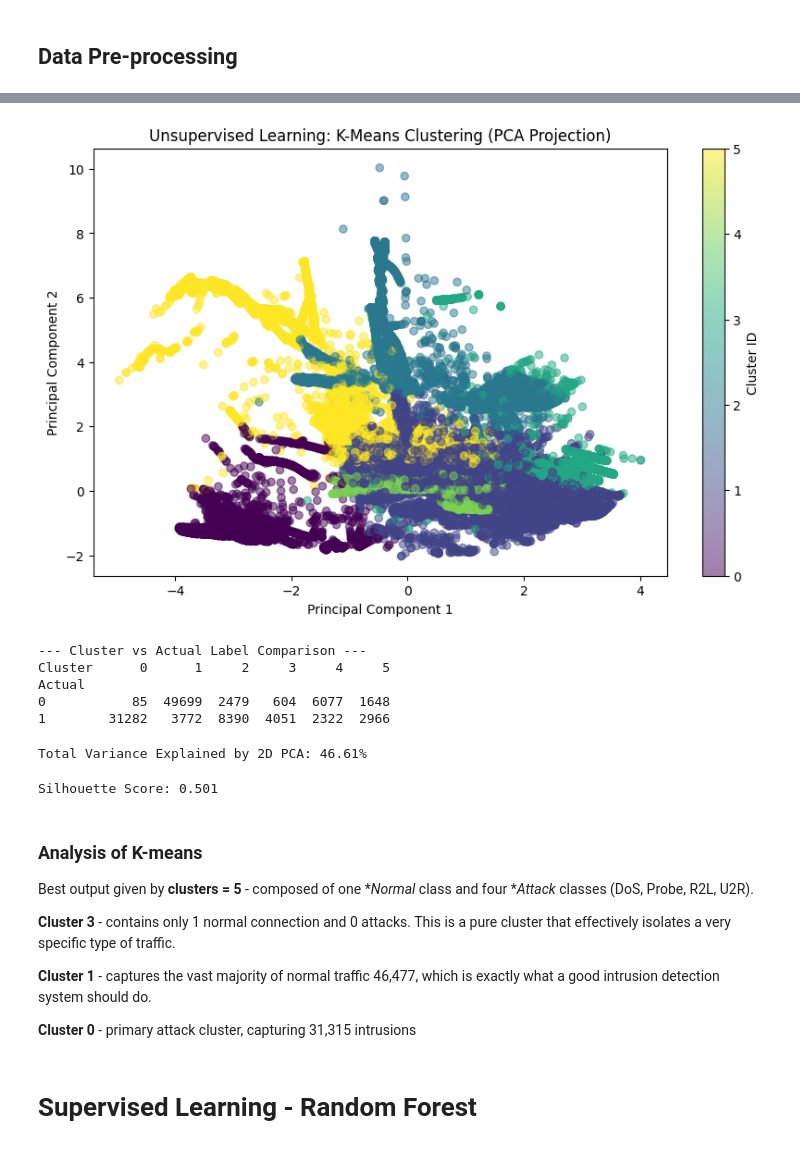
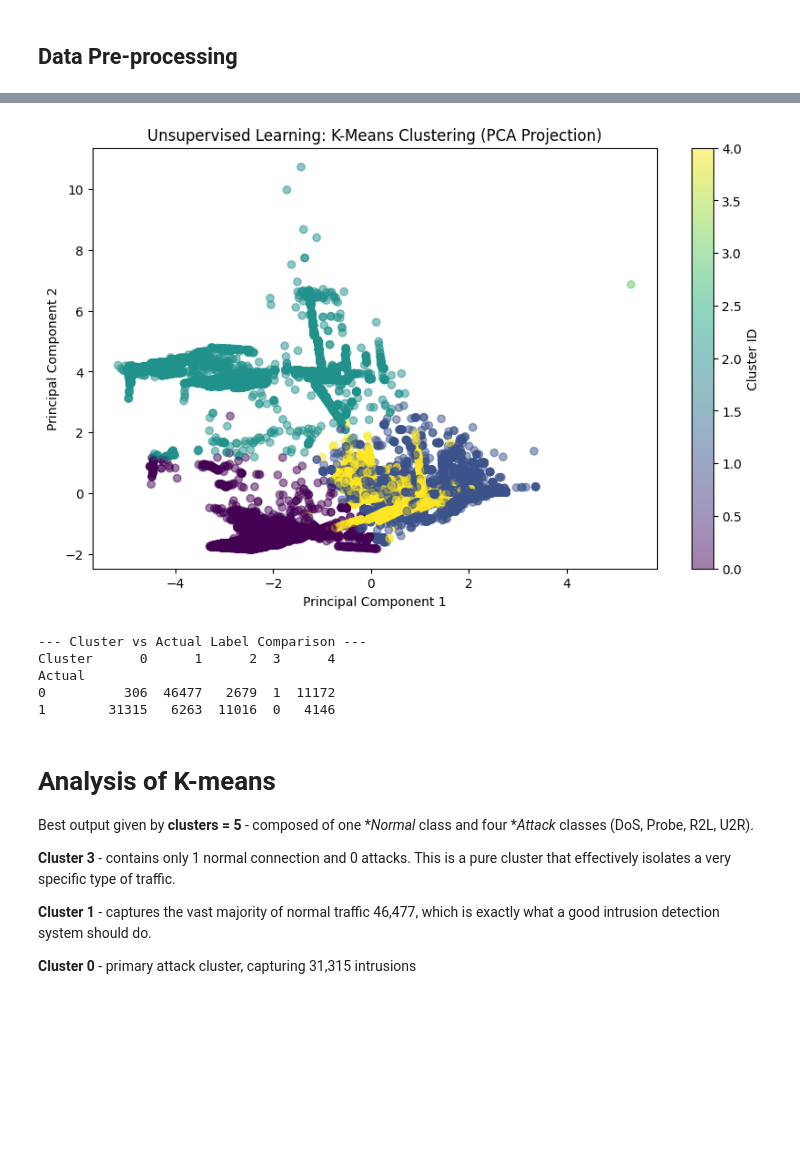
Before and after one commit to Yash-Annapure/Machine_learning_final_project, a Jupyter notebook: final_project_code.ipynb, the cells around one changed output, grey strips where cells are left out. Drawn from its saved outputs; the diff is of its cells as text; code cells hidden in the pictures; blank space fills up the shorter version.

```diff
--- a/final_project_code.ipynb
+++ b/final_project_code.ipynb
@@ -193,7 +192,11 @@ array(['normal', 'attack'], dtype=object)
 df['label'] = df['label'].apply(lambda x: 0 if x == 'normal' else 1)
 # %%
-# Encode categorical features
-df = pd.get_dummies(df, columns=['protocol_type','service','flag'])
+# Encoding categorical features into numeric values.
+categorical_cols = ['protocol_type', 'service', 'flag']
+encoder = LabelEncoder()
+
+for col in categorical_cols:
+    df[col] = encoder.fit_transform(df[col])
 # %%
 # Train-test split
 X = df.drop(['label', 'level'], axis=1)
@@ -346,19 +348,0 @@ The heatmap reveals strong positive correlations among service-related error rat
-# %%
-# Calculate inertia for a range of k values
-inertia = []
-k_range = range(1, 11) # Checking 1 to 10 clusters
-
-for k in k_range:
-    kmeans = KMeans(n_clusters=k, random_state=42, n_init=10)
-    kmeans.fit(X_train_scaled)
-    inertia.append(kmeans.inertia_)
-
-# 2. Plot the results
-plt.figure(figsize=(8, 5))
-plt.plot(k_range, inertia, marker='o', linestyle='--', color='b')
-plt.xlabel('Number of Clusters (k)')
-plt.ylabel('Inertia (Within-cluster Sum of Squares)')
-plt.title('The Elbow Method showing the optimal k')
-plt.xticks(k_range)
-plt.grid(True)
-plt.show()
@@ -367,47 +349,38 @@ plt.show()
 # %%
 # Applying K-Means
-kmeans = KMeans(n_clusters=6, random_state=42)
+kmeans = KMeans(n_clusters=5, random_state=43)
 
 # Using X_train_scaled for clustering
 clusters = kmeans.fit_predict(X_train_scaled)
 
 # Visualization: PCA for 2D representation
 # Having 20 features - using PCA to squash them into 2D to plot them.
 pca = PCA(n_components=2)
 X_pca = pca.fit_transform(X_train_scaled)
 
 plt.figure(figsize=(10, 6))
 
 # Plotting the clusters found by K-Means
 plt.scatter(X_pca[:, 0], X_pca[:, 1], c=clusters, cmap='viridis', alpha=0.5)
 plt.title("Unsupervised Learning: K-Means Clustering (PCA Projection)")
 plt.xlabel("Principal Component 1")
 plt.ylabel("Principal Component 2")
 plt.colorbar(label='Cluster ID')
 plt.show()
 
 # Interpretation
 comparison_df = pd.DataFrame({'Actual': y_train, 'Cluster': clusters})
 print("\n--- Cluster vs Actual Label Comparison ---")
 print(pd.crosstab(comparison_df['Actual'], comparison_df['Cluster']))
 # %% [output]
-[figure, old version]
+[figure, new version]
 --- Cluster vs Actual Label Comparison ---
-Cluster      0      1     2     3     4     5
+Cluster      0      1      2  3      4
 Actual
-0           85  49699  2479   604  6077  1648
-1        31282   3772  8390  4051  2322  2966
+0          306  46477   2679  1  11172
+1        31315   6263  11016  0   4146
-# %%
-print(f"Total Variance Explained by 2D PCA: {sum(pca.explained_variance_ratio_) * 100:.2f}%")
-# %% [output]
-Total Variance Explained by 2D PCA: 46.61%
-# %%
-score = silhouette_score(X_train_scaled, clusters)
-print(f"Silhouette Score: {score:.3f}")
-# %% [output]
-Silhouette Score: 0.501
 # %% [markdown]
-### Analysis of K-means
+# Analysis of K-means
 Best output given by **clusters = 5** - composed of one **Normal* class and four **Attack* classes (DoS, Probe, R2L, U2R).
 
 **Cluster 3** - contains only 1 normal connection and 0 attacks. This is a pure cluster that effectively isolates a very specific type of traffic.
@@ -415,5 +388,3 @@ Best output given by **clusters = 5** - composed of one **Normal* class and four
 **Cluster 1** - captures the vast majority of normal traffic 46,477, which is exactly what a good intrusion detection system should do.
 
 **Cluster 0** - primary attack cluster, capturing 31,315 intrusions
-# %% [markdown]
-# Supervised Learning - Random Forest
```
Also changed, not shown: parts of 32 cells of this notebook.
